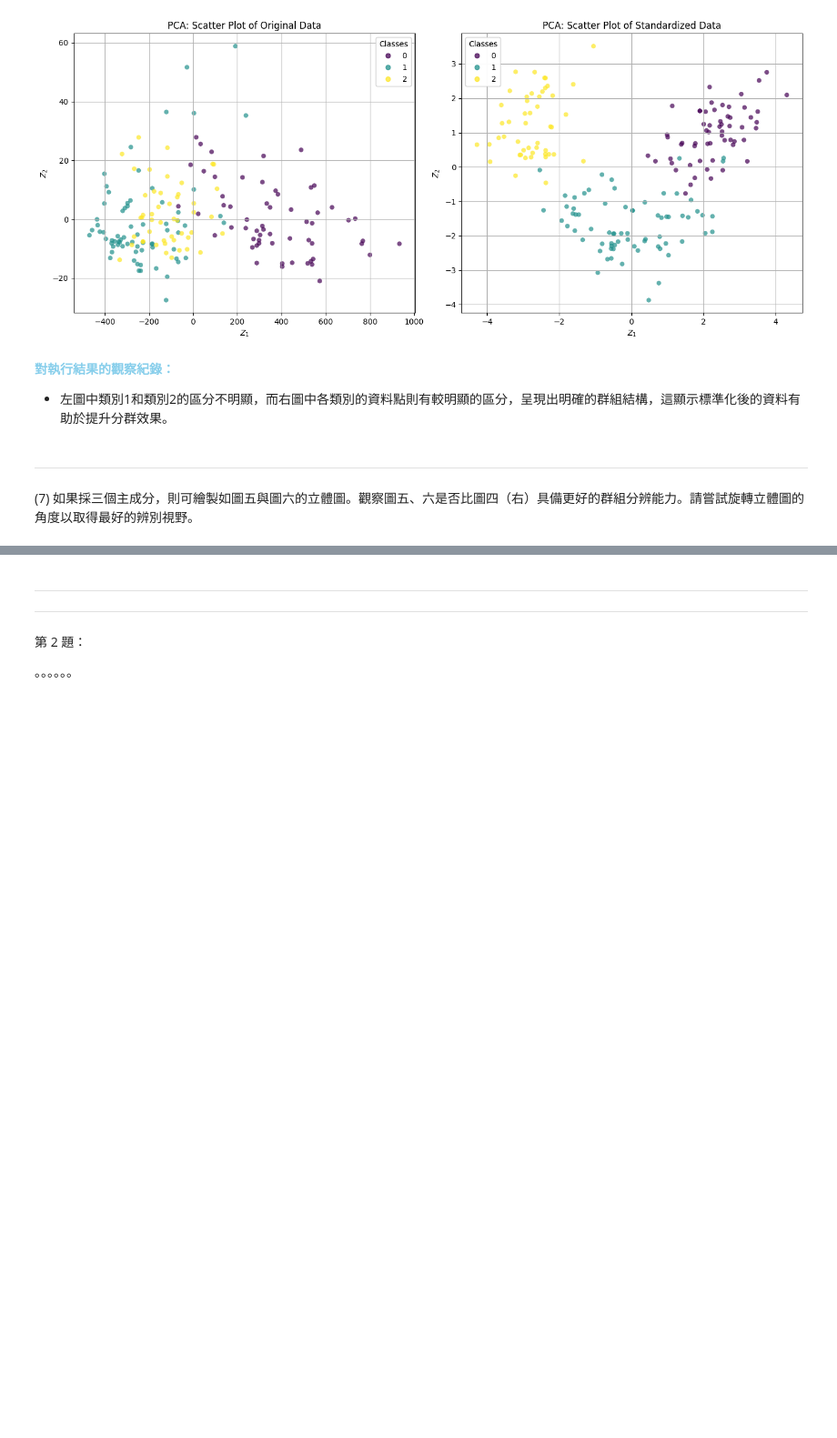
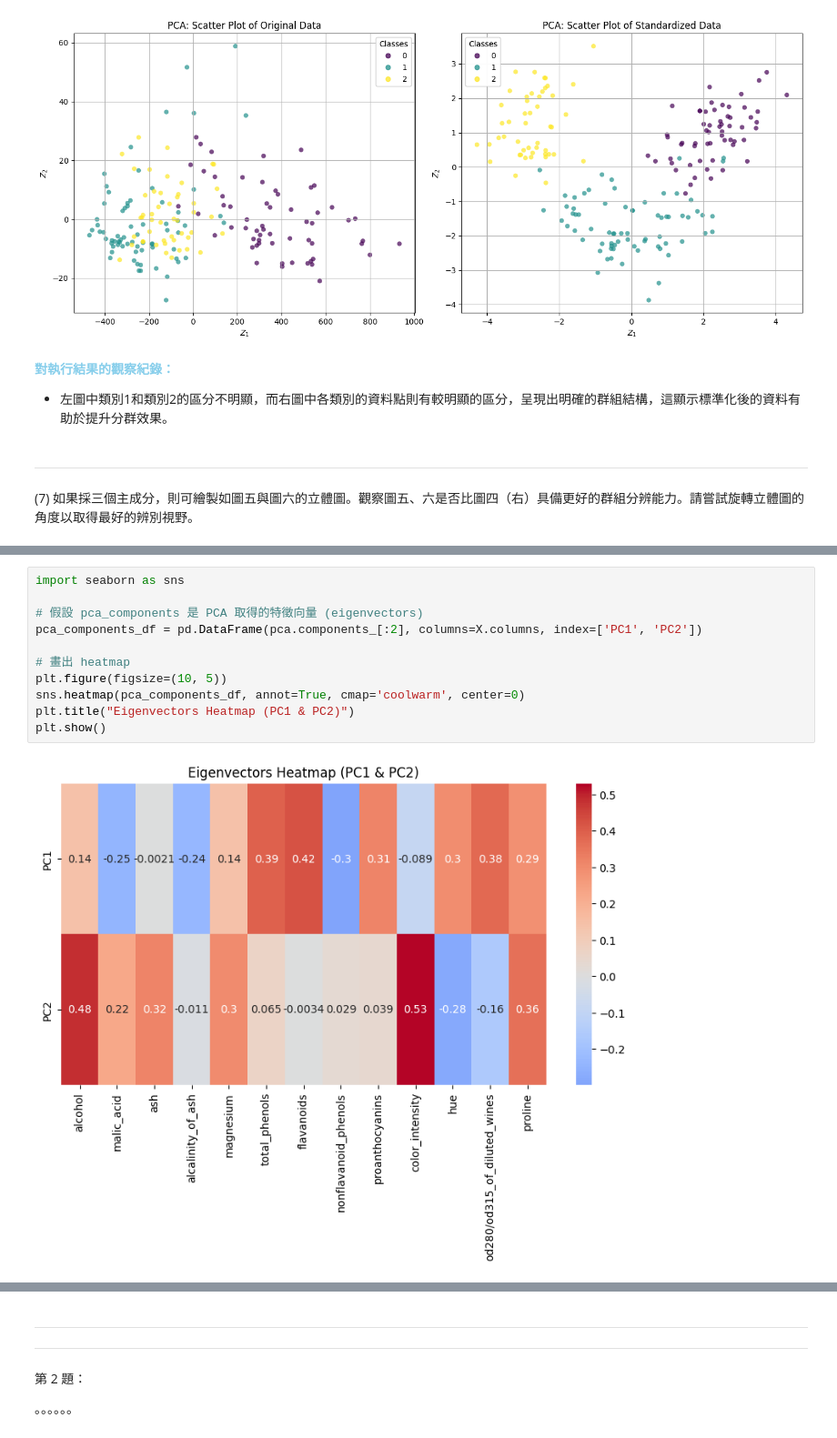
Before and after one commit to Hank8ntpu/InClassCoding, a Jupyter notebook: homework_demo.ipynb, the cells around one changed output, grey strips where cells are left out. Shown: that part at 91% size. Saved outputs shown, nothing was run; the diff lists cells and outputs as text; blank space fills up the shorter version.

```diff
--- a/homework_demo.ipynb
+++ b/homework_demo.ipynb
@@ -260,0 +306,13 @@ plt.show()
+# %%
+import seaborn as sns
+
+# 假設 pca_components 是 PCA 取得的特徵向量 (eigenvectors)
+pca_components_df = pd.DataFrame(pca.components_[:2], columns=X.columns, index=['PC1', 'PC2'])
+
+# 畫出 heatmap
+plt.figure(figsize=(10, 5))
+sns.heatmap(pca_components_df, annot=True, cmap='coolwarm', center=0)
+plt.title("Eigenvectors Heatmap (PC1 & PC2)")
+plt.show()
+# %% [output]
+[figure, added]
```
Also changed, not shown: parts of 6 cells of this notebook.
